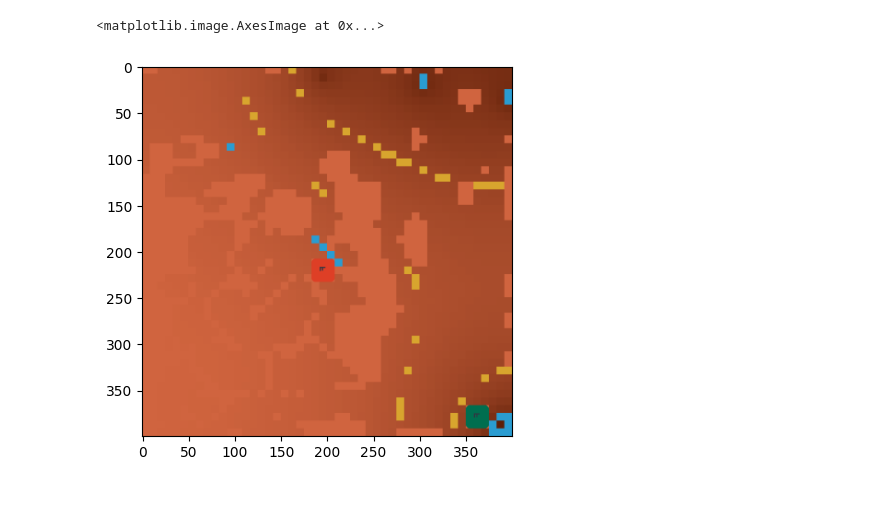
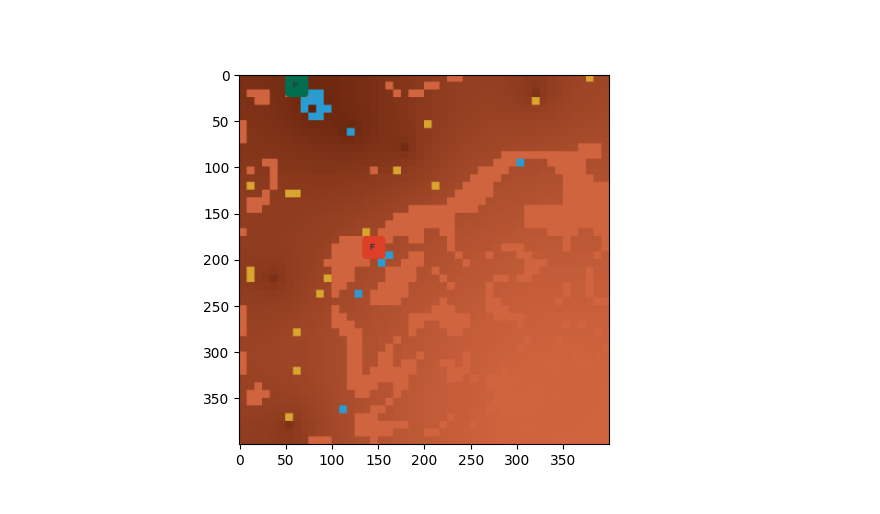
Before and after one commit to MattUnderscoreZhang/LuxS2, a Jupyter notebook: lux_entry/notebooks/visualize_observations.ipynb, the cells around one changed output. Drawn from its saved outputs; the diff is of its cells as text; code cells hidden in the pictures.

```diff
--- a/lux_entry/notebooks/visualize_observations.ipynb
+++ b/lux_entry/notebooks/visualize_observations.ipynb
@@ -20,7 +24,7 @@ obs = env.reset();
 # %%
 img = env.render("rgb_array")
-img = np.transpose(img, (1, 0, 2))
+plt.figure()
 plt.imshow(img)
+plt.show()
 # %% [output]
-<matplotlib.image.AxesImage at 0x...>
-[figure, old version]
+[figure, new version]
```
Also changed, not shown: parts of 5 cells of this notebook, 1 other file.
